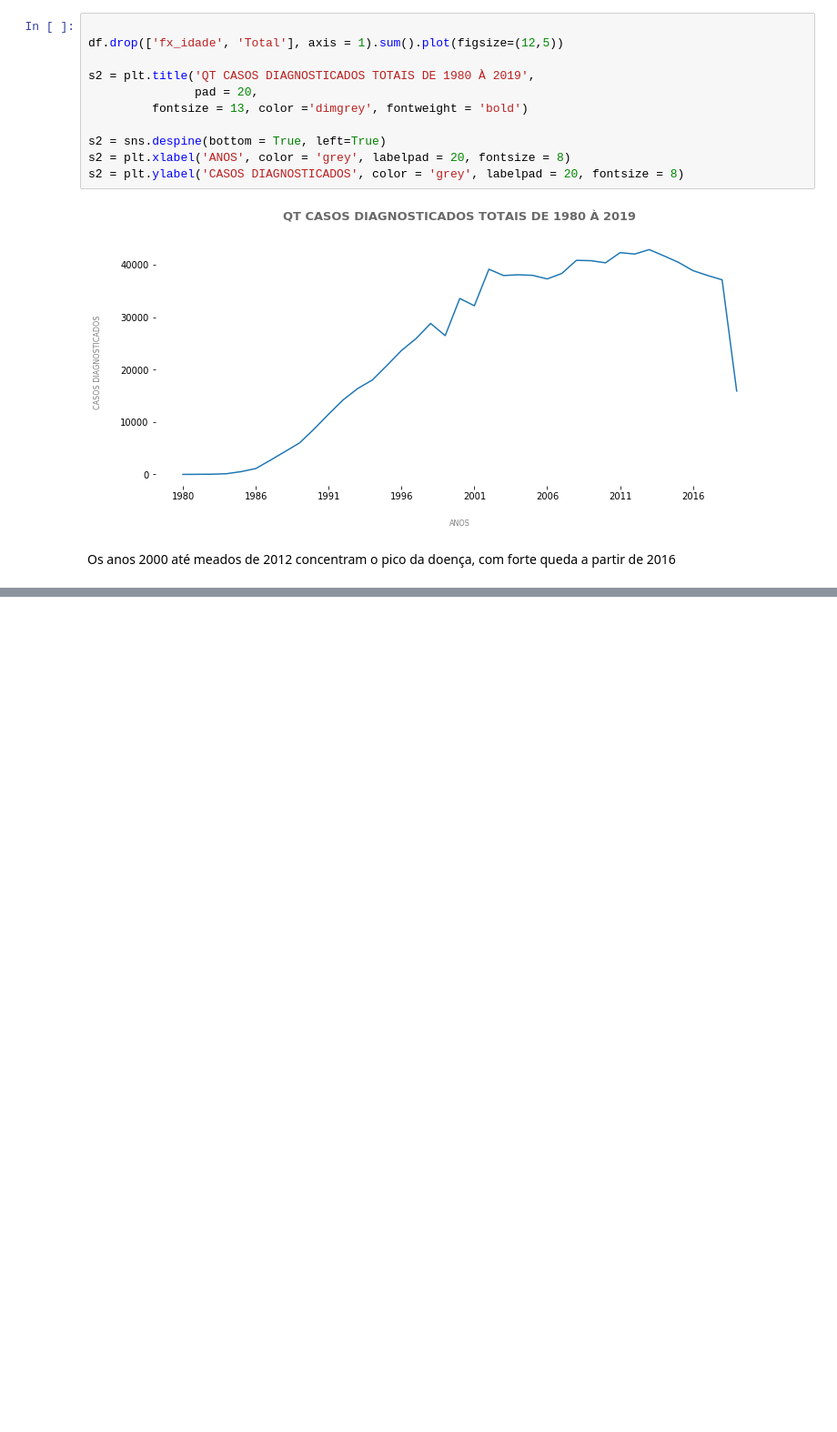
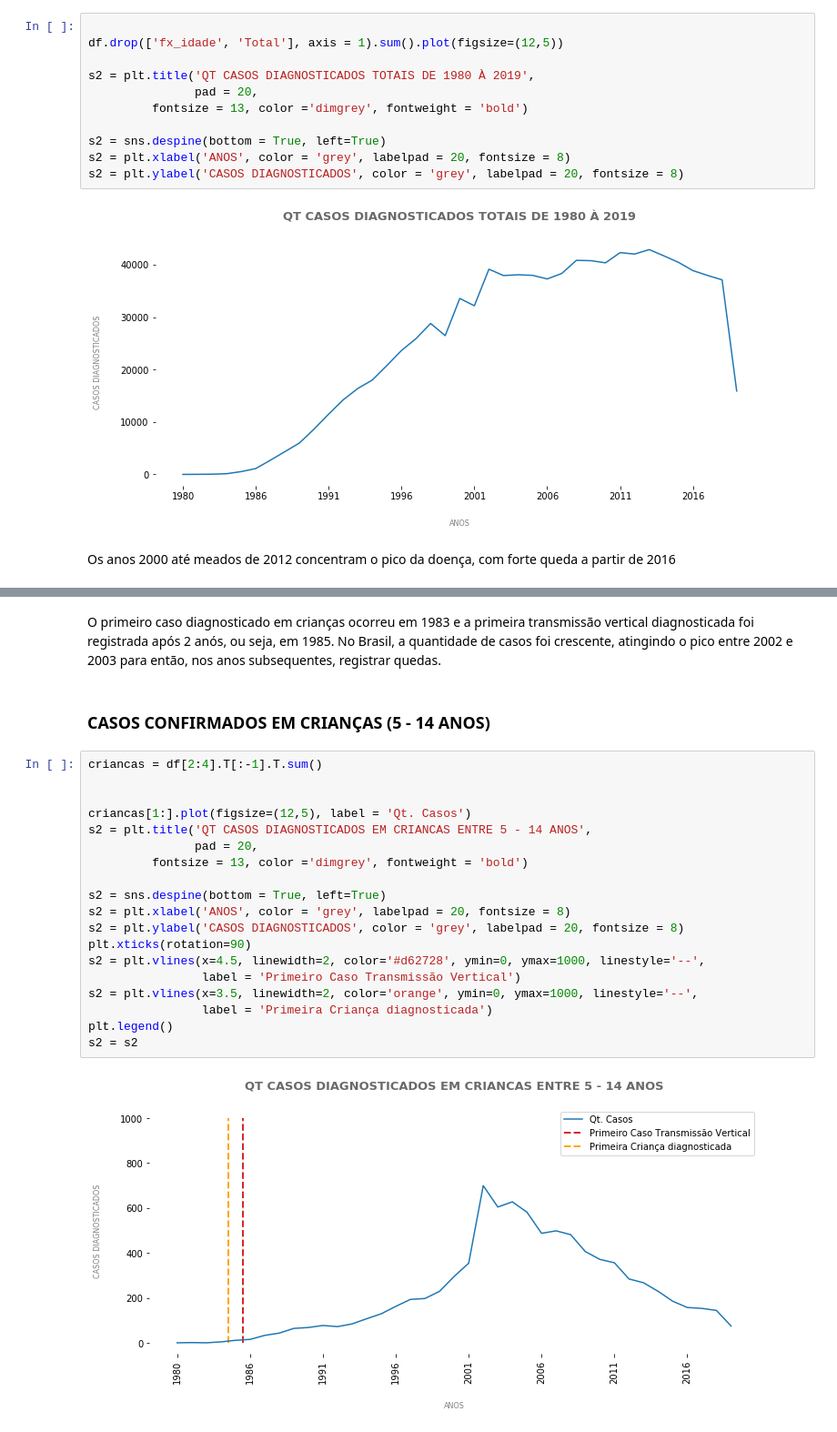
Before and after one commit to daianeklein/bootcamp-Alura, a Jupyter notebook: Desafio-Modulo1.ipynb, the cells around one changed output, grey strips where cells are left out. Shown at 91% size. Cells and saved outputs as stored; diff of their text form; blank space fills up the shorter version.

```diff
--- a/Desafio-Modulo1.ipynb
+++ b/Desafio-Modulo1.ipynb
@@ -140,0 +169,25 @@ Os anos 2000 até meados de 2012 concentram o pico da doença, com forte queda a
+# %% [markdown]
+O primeiro caso diagnosticado em crianças ocorreu em 1983 e a primeira transmissão vertical diagnosticada foi registrada após 2 anós, ou seja, em 1985. No Brasil, a quantidade de casos foi crescente, atingindo o pico entre 2002 e 2003 para então, nos anos subsequentes, registrar quedas.
+# %% [markdown]
+### CASOS CONFIRMADOS EM CRIANÇAS (5 - 14 ANOS)
+# %%
+criancas = df[2:4].T[:-1].T.sum()
+
+
+criancas[1:].plot(figsize=(12,5), label = 'Qt. Casos')
+s2 = plt.title('QT CASOS DIAGNOSTICADOS EM CRIANCAS ENTRE 5 - 14 ANOS',
+               pad = 20,
+         fontsize = 13, color ='dimgrey', fontweight = 'bold')
+
+s2 = sns.despine(bottom = True, left=True)
+s2 = plt.xlabel('ANOS', color = 'grey', labelpad = 20, fontsize = 8)
+s2 = plt.ylabel('CASOS DIAGNOSTICADOS', color = 'grey', labelpad = 20, fontsize = 8)
+plt.xticks(rotation=90)
+s2 = plt.vlines(x=4.5, linewidth=2, color='#d62728', ymin=0, ymax=1000, linestyle='--',
+                label = 'Primeiro Caso Transmissão Vertical')
+s2 = plt.vlines(x=3.5, linewidth=2, color='orange', ymin=0, ymax=1000, linestyle='--',
+                label = 'Primeira Criança diagnosticada')
+plt.legend()
+s2 = s2
+# %% [output]
+[figure, added]
```
Also changed, not shown: parts of 12 cells of this notebook.
